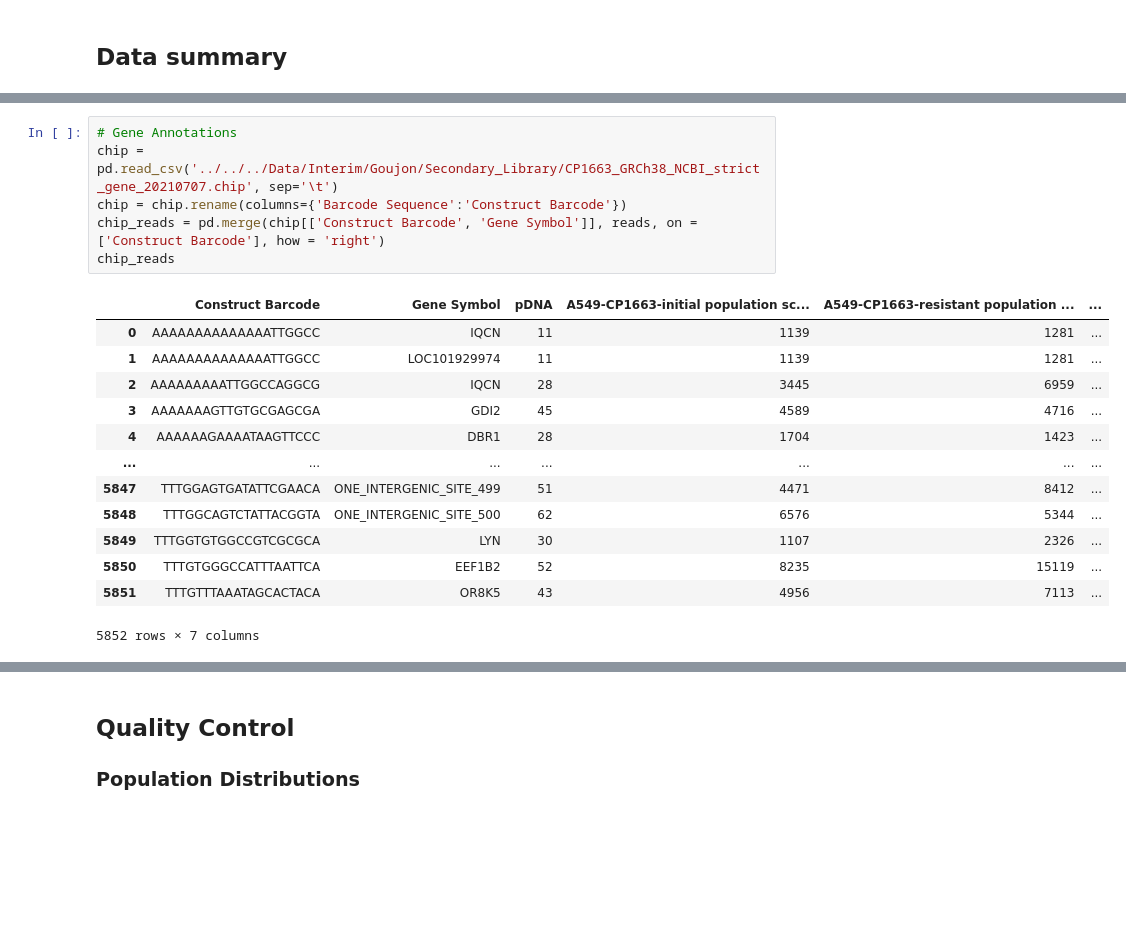
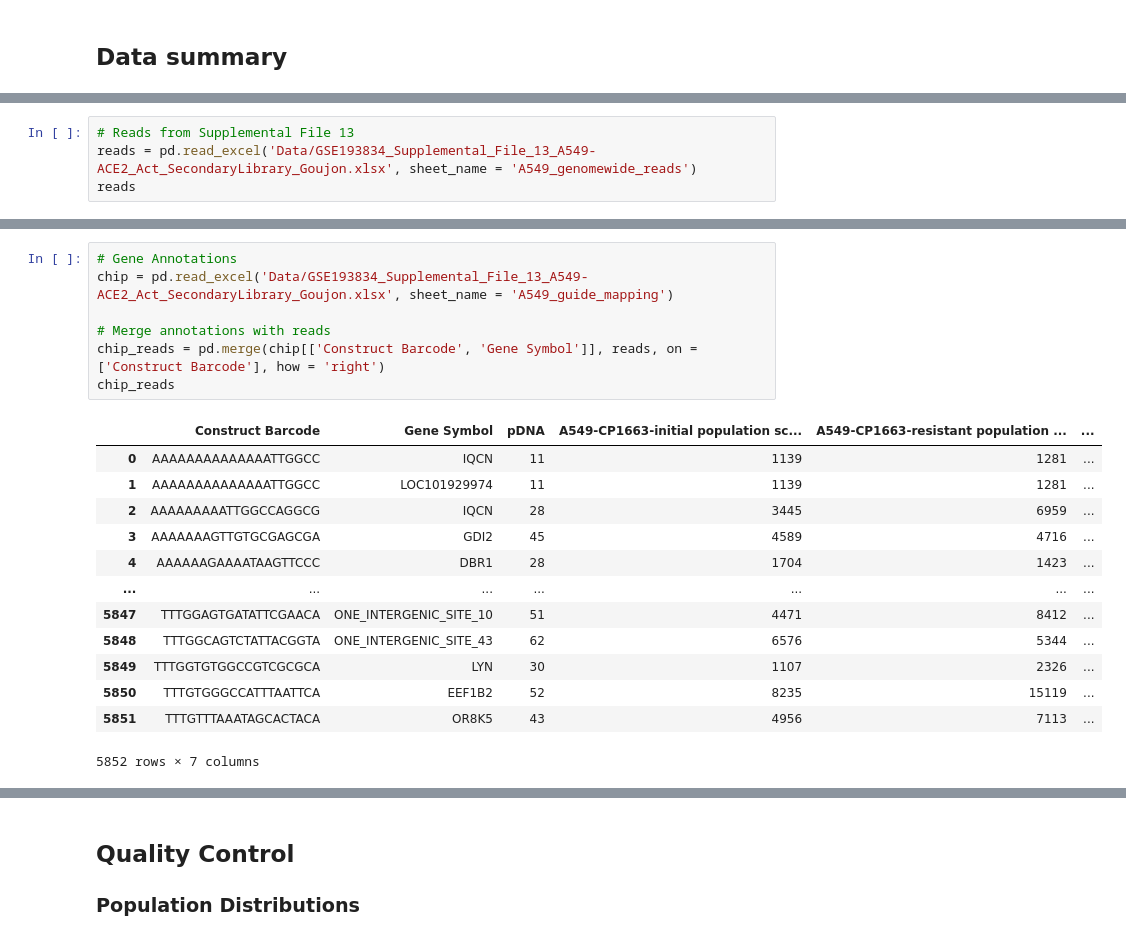
Before and after one commit to PriyankaRoy5/SARS-CoV-2-meta-analysis, a Jupyter notebook: SecondaryScreens/Goujon_A549_Huh751_Cas9_Act_Secondary_Library_screen.ipynb, the cells around one changed output, grey strips where cells are left out. Cells and saved outputs as stored; diff of their text form; blank space fills up the shorter version.

```diff
--- a/SecondaryScreens/Goujon_A549_Huh751_Cas9_Act_Secondary_Library_screen.ipynb
+++ b/SecondaryScreens/Goujon_A549_Huh751_Cas9_Act_Secondary_Library_screen.ipynb
@@ -106,0 +78,4 @@ reads
+# %%
+# Reads from Supplemental File 13
+reads = pd.read_excel('Data/GSE193834_Supplemental_File_13_A549-ACE2_Act_SecondaryLibrary_Goujon.xlsx', sheet_name = 'A549_genomewide_reads')
+reads
@@ -107,19 +96,20 @@ reads
 # %%
 # Gene Annotations
-chip = pd.read_csv('../../../Data/Interim/Goujon/Secondary_Library/CP1663_GRCh38_NCBI_strict_gene_20210707.chip', sep='\t')
-chip = chip.rename(columns={'Barcode Sequence':'Construct Barcode'})
+chip = pd.read_excel('Data/GSE193834_Supplemental_File_13_A549-ACE2_Act_SecondaryLibrary_Goujon.xlsx', sheet_name = 'A549_guide_mapping')
+
+# Merge annotations with reads
 chip_reads = pd.merge(chip[['Construct Barcode', 'Gene Symbol']], reads, on = ['Construct Barcode'], how = 'right')
 chip_reads
 # %% [output]
 |  | Construct Barcode | Gene Symbol | pDNA | A549-CP1663-initial population sc... | A549-CP1663-resistant population ... | ... |
 | 0 | AAAAAAAAAAAAAATTGGCC | IQCN | 11 | 1139 | 1281 | ... |
 | 1 | AAAAAAAAAAAAAATTGGCC | LOC101929974 | 11 | 1139 | 1281 | ... |
 | 2 | AAAAAAAAATTGGCCAGGCG | IQCN | 28 | 3445 | 6959 | ... |
 | 3 | AAAAAAAGTTGTGCGAGCGA | GDI2 | 45 | 4589 | 4716 | ... |
 | 4 | AAAAAAGAAAATAAGTTCCC | DBR1 | 28 | 1704 | 1423 | ... |
 | ... | ... | ... | ... | ... | ... | ... |
-| 5847 | TTTGGAGTGATATTCGAACA | ONE_INTERGENIC_SITE_499 | 51 | 4471 | 8412 | ... |
-| 5848 | TTTGGCAGTCTATTACGGTA | ONE_INTERGENIC_SITE_500 | 62 | 6576 | 5344 | ... |
+| 5847 | TTTGGAGTGATATTCGAACA | ONE_INTERGENIC_SITE_10 | 51 | 4471 | 8412 | ... |
+| 5848 | TTTGGCAGTCTATTACGGTA | ONE_INTERGENIC_SITE_43 | 62 | 6576 | 5344 | ... |
 | 5849 | TTTGGTGTGGCCGTCGCGCA | LYN | 30 | 1107 | 2326 | ... |
 | 5850 | TTTGTGGGCCATTTAATTCA | EEF1B2 | 52 | 8235 | 15119 | ... |
 | 5851 | TTTGTTTAAATAGCACTACA | OR8K5 | 43 | 4956 | 7113 | ... |
```
Also changed, not shown: parts of 23 cells of this notebook, 7 other files.
